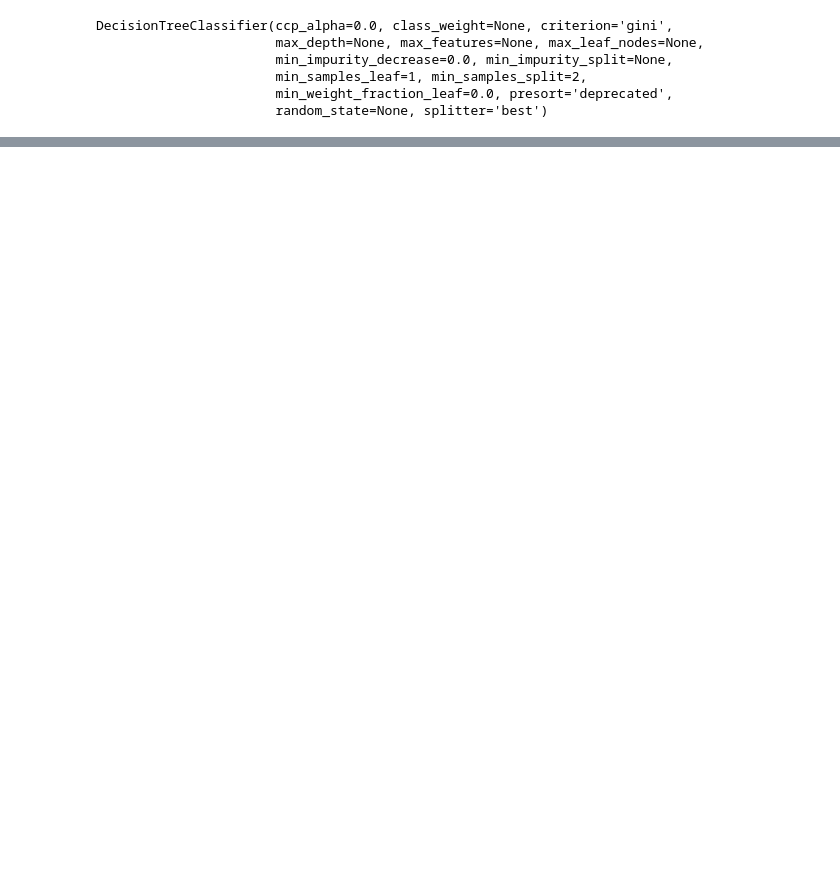
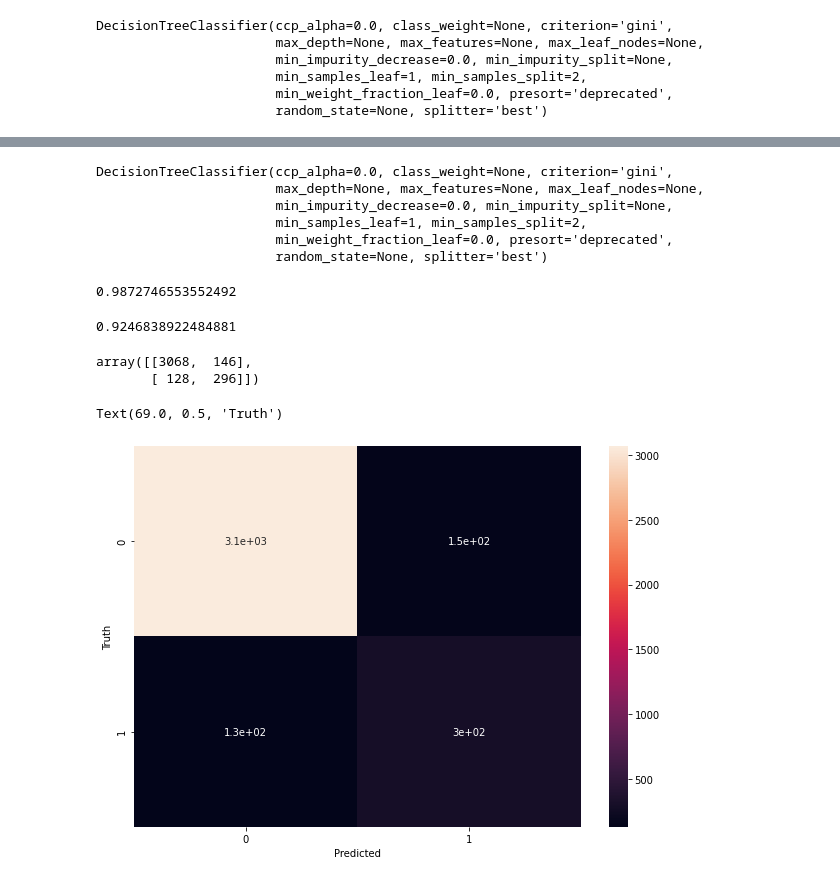
Before and after one commit to AfsanaBrishty/Machine-Learning-and-Deep-Learning-with-Python, a Jupyter notebook: Decision_Tree_and_Random_Forest.ipynb, the cells around one changed output, grey strips where cells are left out. Cells and saved outputs as stored; diff of their text form; code cells hidden in the pictures; blank space fills up the shorter version.

```diff
--- a/Decision_Tree_and_Random_Forest.ipynb
+++ b/Decision_Tree_and_Random_Forest.ipynb
@@ -177,0 +183,22 @@ model.score(X_test, Y_test)
+# %%
+from sklearn.model_selection import train_test_split
+X_train, X_test, Y_train, Y_test = train_test_split(inputs_n,target,test_size=0.3)
+# %%
+model.fit(X_train,Y_train)
+# %% [output]
+DecisionTreeClassifier(ccp_alpha=0.0, class_weight=None, criterion='gini',
+                       max_depth=None, max_features=None, max_leaf_nodes=None,
+                       min_impurity_decrease=0.0, min_impurity_split=None,
+                       min_samples_leaf=1, min_samples_split=2,
+                       min_weight_fraction_leaf=0.0, presort='deprecated',
+                       random_state=None, splitter='best')
+# %%
+model.score(X_train,Y_train)
+# %% [output]
+0.9872746553552492
+# %%
+model.score(X_test,Y_test)
+# %% [output]
+0.9246838922484881
+# %%
+Y_predicted = model.predict(X_test)
@@ -177,0 +207,17 @@ model.score(X_test, Y_test)
+# %%
+cm = confusion_matrix(Y_test, Y_predicted)
+cm
+# %% [output]
+array([[3068,  146],
+       [ 128,  296]])
+# %%
+import seaborn as sn
+%matplotlib inline
+import matplotlib.pyplot as plt
+plt.figure(figsize = (10,7))
+sn.heatmap(cm, annot=True)
+plt.xlabel('Predicted')
+plt.ylabel('Truth')
+# %% [output]
+Text(69.0, 0.5, 'Truth')
+[figure, added]
```
Also changed, not shown: parts of 35 cells of this notebook.
